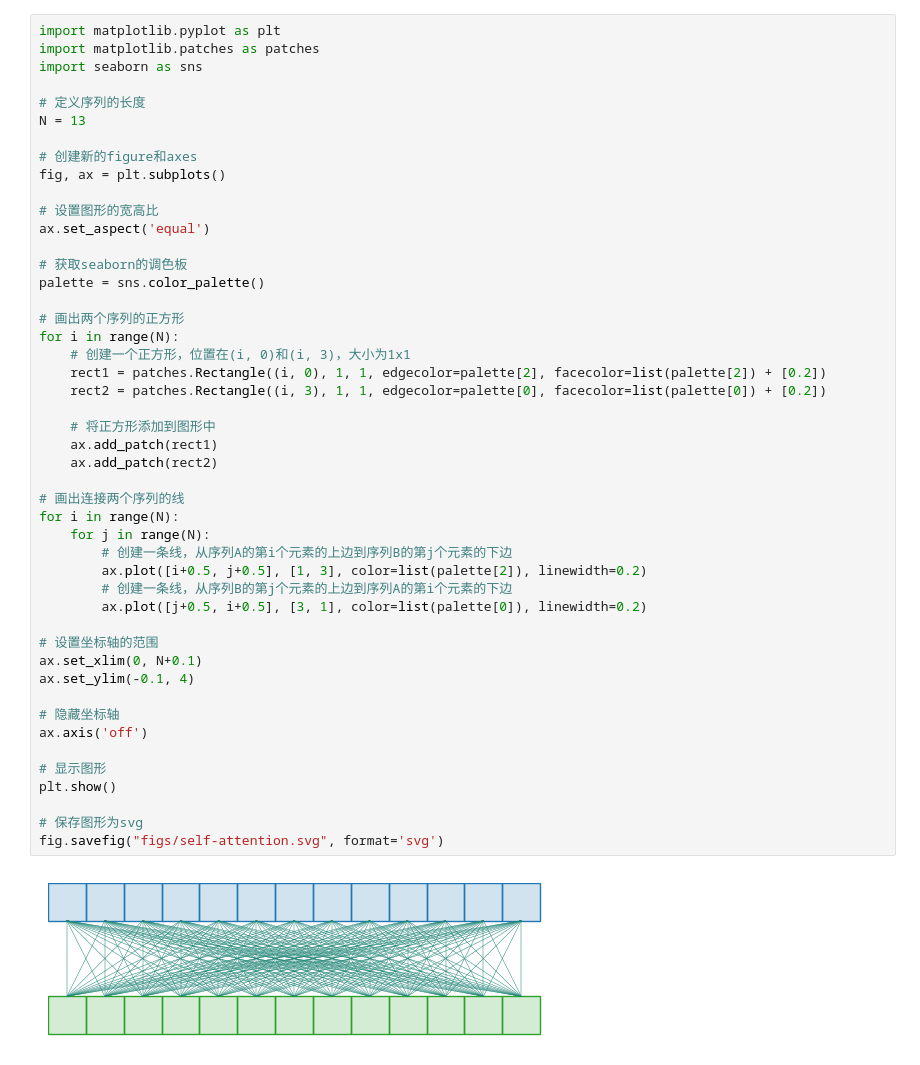
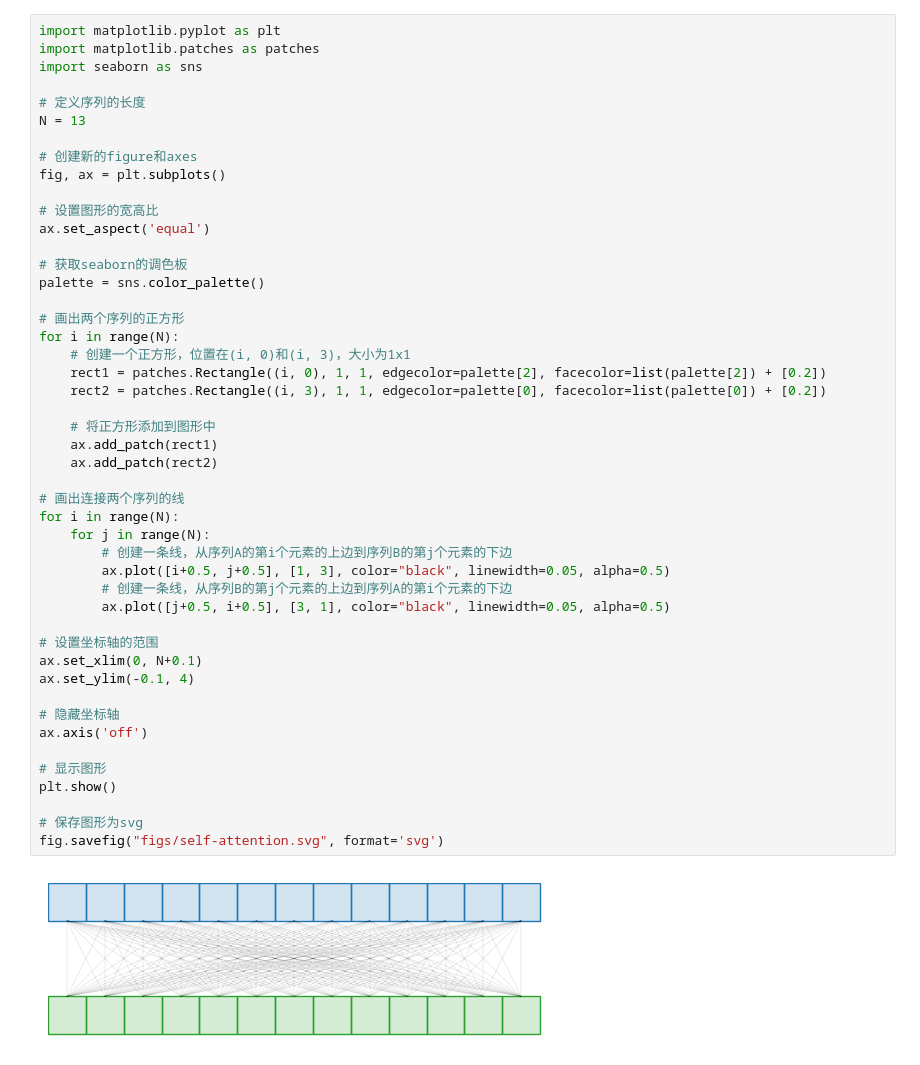
Before and after one commit to Radar-Lei/Motif-guided, a Jupyter notebook: visualization.ipynb, the cells around one changed output. Cells and saved outputs as stored; diff of their text form.

Commit message:
update visua

```diff
--- a/visualization.ipynb
+++ b/visualization.ipynb
@@ -17,36 +17,36 @@ palette = sns.color_palette()
 
 # 画出两个序列的正方形
 for i in range(N):
     # 创建一个正方形，位置在(i, 0)和(i, 3)，大小为1x1
     rect1 = patches.Rectangle((i, 0), 1, 1, edgecolor=palette[2], facecolor=list(palette[2]) + [0.2])
     rect2 = patches.Rectangle((i, 3), 1, 1, edgecolor=palette[0], facecolor=list(palette[0]) + [0.2])
 
     # 将正方形添加到图形中
     ax.add_patch(rect1)
     ax.add_patch(rect2)
 
 # 画出连接两个序列的线
 for i in range(N):
     for j in range(N):
         # 创建一条线，从序列A的第i个元素的上边到序列B的第j个元素的下边
-        ax.plot([i+0.5, j+0.5], [1, 3], color=list(palette[2]), linewidth=0.2)
+        ax.plot([i+0.5, j+0.5], [1, 3], color="black", linewidth=0.05, alpha=0.5)
         # 创建一条线，从序列B的第j个元素的上边到序列A的第i个元素的下边
-        ax.plot([j+0.5, i+0.5], [3, 1], color=list(palette[0]), linewidth=0.2)
+        ax.plot([j+0.5, i+0.5], [3, 1], color="black", linewidth=0.05, alpha=0.5)
 
 # 设置坐标轴的范围
 ax.set_xlim(0, N+0.1)
 ax.set_ylim(-0.1, 4)
 
 # 隐藏坐标轴
 ax.axis('off')
 
 # 显示图形
 plt.show()
 
 # 保存图形为svg
 fig.savefig("figs/self-attention.svg", format='svg')
 # %% [output]
-[figure, old version]
+[figure, new version]
 # %%
 import matplotlib.pyplot as plt
 import matplotlib.patches as patches
```
Also changed, not shown: parts of 7 cells of this notebook, 2 other files.
